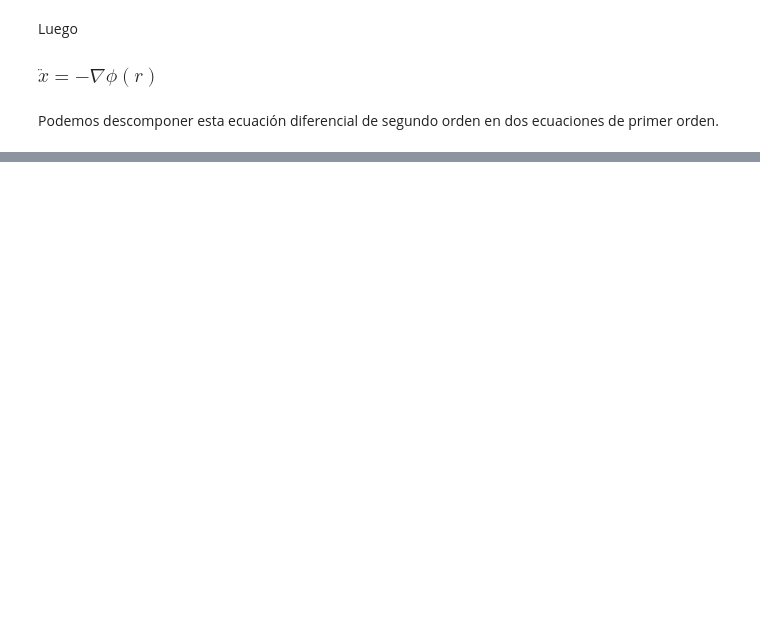
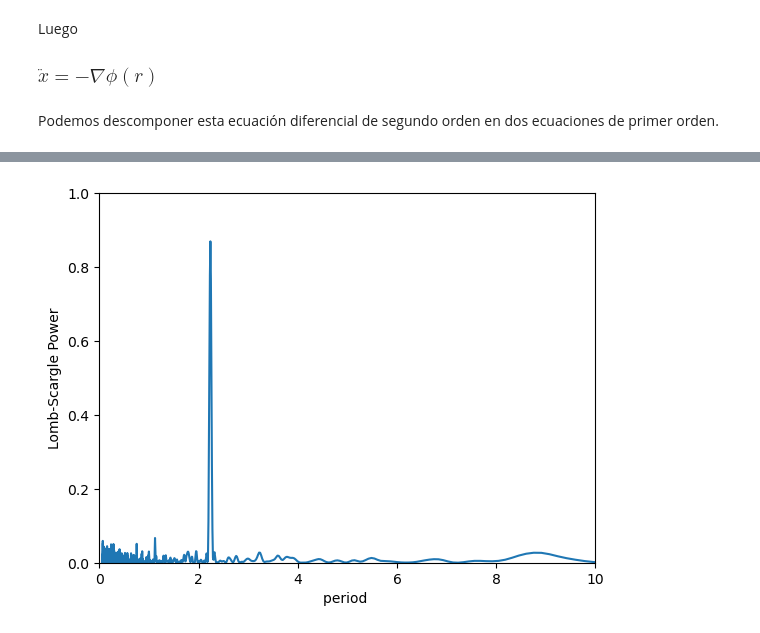
Before and after one commit to tobiheyday/Tesis, a Jupyter notebook: Tesis.ipynb, the cells around one changed output, grey strips where cells are left out. Saved outputs shown, nothing was run; the diff lists cells and outputs as text; code cells hidden in the pictures; blank space fills up the shorter version.

```diff
--- a/Tesis.ipynb
+++ b/Tesis.ipynb
@@ -141,0 +222,11 @@ Podemos descomponer esta ecuación diferencial de segundo orden en dos ecuacione
+# %%
+model = LombScargleFast().fit(t, x)
+periods, power = model.periodogram_auto(nyquist_factor=10)
+
+fig, ax = plt.subplots()
+ax.plot(periods, power)
+ax.set(xlim=(0, 10), ylim=(0, 1),
+        xlabel='period ',
+        ylabel='Lomb-Scargle Power');
+# %% [output]
+[figure, added]
```
Also changed, not shown: parts of 107 cells of this notebook.
